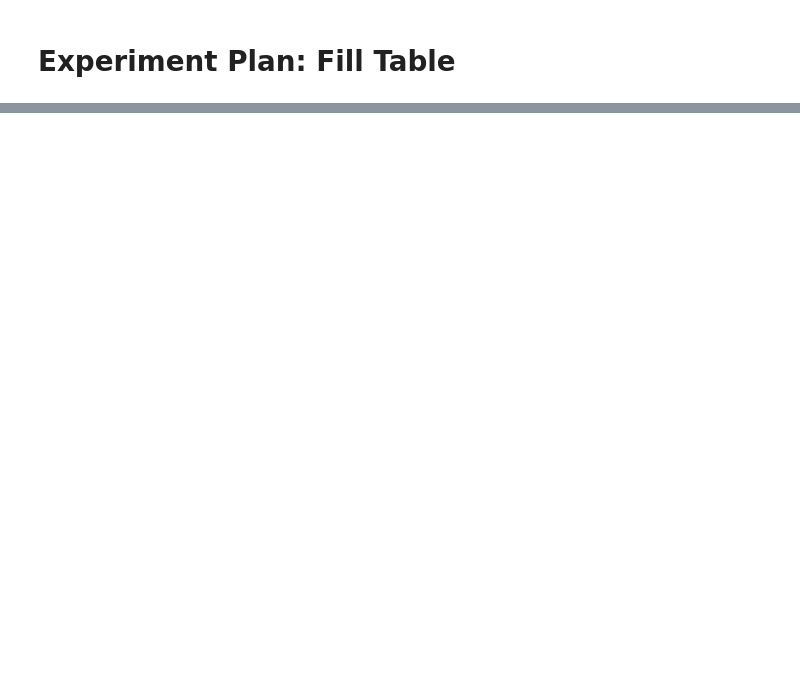
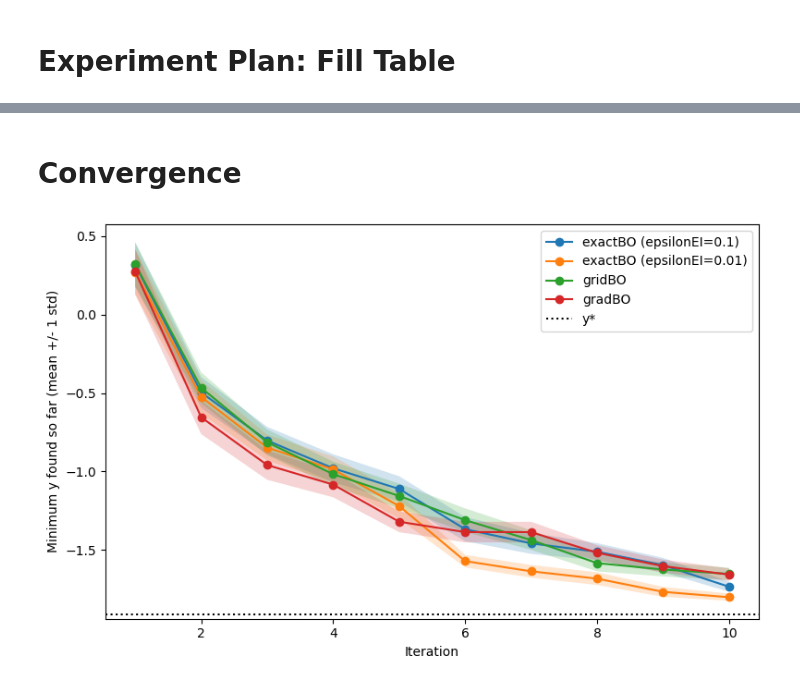
Before and after one commit to juanesfco/tamubo, a Jupyter notebook: experiments/exactbo/experiment2/experiment_results_plots.ipynb, the cells around one changed output, grey strips where cells are left out. Drawn from its saved outputs; the diff is of its cells as text; code cells hidden in the pictures; blank space fills up the shorter version.

```diff
--- a/experiments/exactbo/experiment2/experiment_results_plots.ipynb
+++ b/experiments/exactbo/experiment2/experiment_results_plots.ipynb
@@ -60,0 +113,49 @@ plt.show()
+# %% [markdown]
+# Convergence
+# %%
+import matplotlib.pyplot as plt
+
+df_best_y = df[df['d'] == 2].copy()
+df_best_y['Framework'] = df_best_y.apply(
+    lambda row: f"exactBO (epsilonEI={row['epsilonEI']})" if row['Method'] == 'exactBO' else row['Method'],
+    axis=1,
+)
+df_best_y = df_best_y.sort_values(['Framework', 'random_seed', 'i'])
+df_best_y['best_y_so_far'] = df_best_y.groupby(['Framework', 'random_seed'])['y'].cummin()
+
+best_y_summary = (
+    df_best_y.groupby(['Framework', 'i'], as_index=False)['best_y_so_far']
+    .agg(mean='mean', std='std')
+    .fillna({'std': 0.0})
+)
+
+framework_order = [
+    'exactBO (epsilonEI=0.1)',
+    'exactBO (epsilonEI=0.01)',
+    'gridBO',
+    'gradBO',
+]
+y_star = df_best_y['y*'].dropna().iloc[0]
+
+plt.figure(figsize=(8, 5))
+for framework in framework_order:
+    framework_summary = best_y_summary[best_y_summary['Framework'] == framework].sort_values('i')
+    if framework_summary.empty:
+        continue
+
+    plt.plot(framework_summary['i'], framework_summary['mean'], marker='o', label=framework)
+    plt.fill_between(
+        framework_summary['i'],
+        framework_summary['mean'] - 0.1*framework_summary['std'],
+        framework_summary['mean'] + 0.1*framework_summary['std'],
+        alpha=0.2,
+    )
+
+plt.axhline(y_star, color='black', linestyle=':', linewidth=1.5, label='y*')
+plt.xlabel('Iteration')
+plt.ylabel('Minimum y found so far (mean +/- 1 std)')
+plt.legend()
+plt.tight_layout()
+plt.show()
+# %% [output]
+[figure, added]
```
Also changed, not shown: parts of 6 cells of this notebook, 19 other files.
